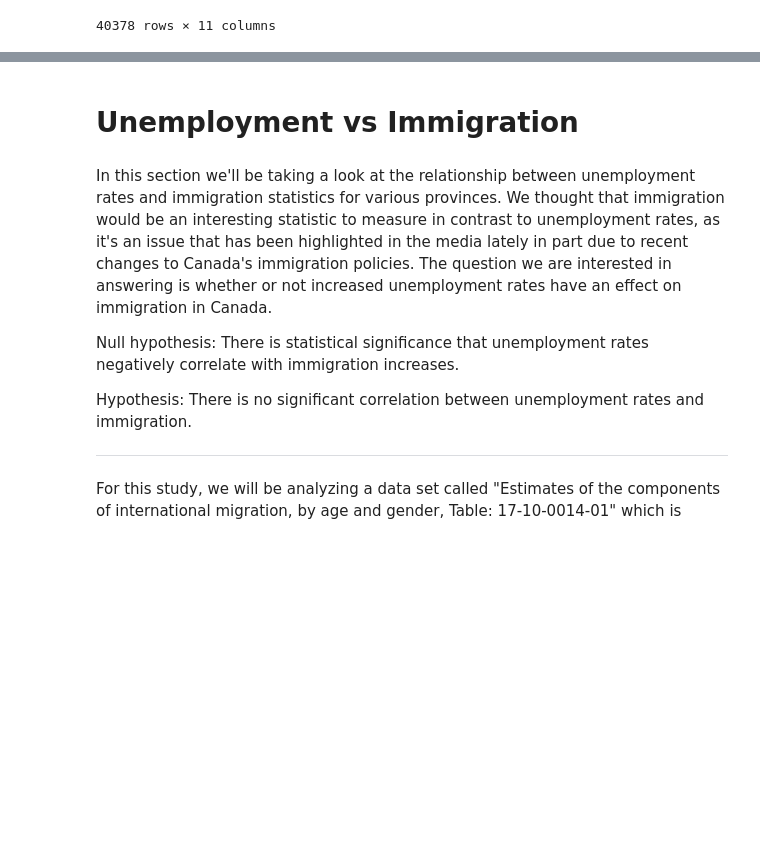
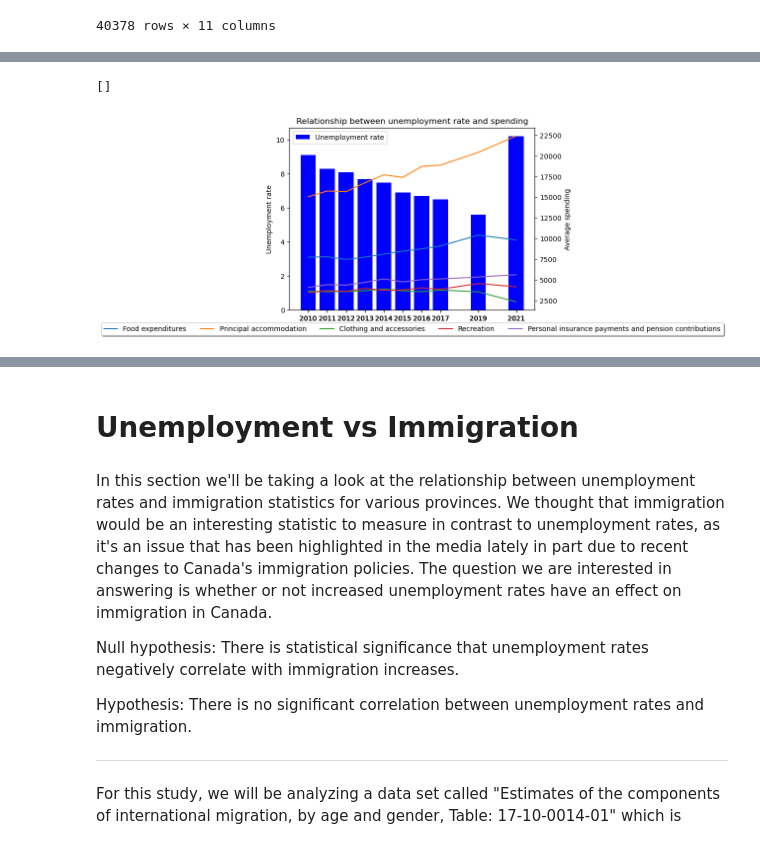
Before and after one commit to Cadeem-M/Project-1-Unemployment, a Jupyter notebook: analysis.ipynb, the cells around one changed output, grey strips where cells are left out. Drawn from its saved outputs; the diff is of its cells as text; code cells hidden in the pictures; blank space fills up the shorter version.

```diff
--- a/analysis.ipynb
+++ b/analysis.ipynb
@@ -176,6 +198,7 @@ provincial_unemploy_avg_df['Year'] = provincial_unemploy_avg_df['Year'].astype(i
 filt_spending_df['Year'] = filt_spending_df['Year'].astype(int)
 
 Spending_Unemployment = pd.merge(filt_spending_df, provincial_unemploy_avg_df, how="left", on=["Year", "GEO"])
+Spending_Unemployment = Spending_Unemployment[(Spending_Unemployment["Year"] != 2018) & (Spending_Unemployment["Year"] != 2020) ]
 Spending_Unemployment = Spending_Unemployment.drop("index",axis=1)
 Spending_Unemployment
 # %% [output]
@@ -238,0 +235,9 @@ ax.plot()
+# %%
+#other spending catagories
+keyspending_df = Spending_Unemployment[(Spending_Unemployment["Categories"] == "Personal insurance payments and pension contributions") | (Spending_Unemployment["Categories"] =="Food expenditures")| (Spending_Unemployment["Categories"] =="Principal accommodation")| (Spending_Unemployment["Categories"] =="Clothing and accessories")| (Spending_Unemployment["Categories"] =="Recreation")]
+keyspending_df.dropna(inplace=True)
+keyspending_df
+
+keyspending_on_df = keyspending_df[keyspending_df["GEO"]== "Ontario"]
+
+keyspending_on_df.head()
@@ -238,0 +263,31 @@ ax.plot()
+# %%
+year = keyspending_on_df["Year"]
+avg_unemployment = keyspending_on_df["Unemployment rate"]
+avg_spending = keyspending_on_df["Average Spending"]
+categories = keyspending_on_df["Categories"]
+
+fig, ax = plt.subplots()
+ax.bar(year, avg_unemployment, color='blue', label="Unemployment rate")
+
+ax2= ax.twinx()
+
+for category in categories.unique():
+    avg_spending_cat = keyspending_on_df[keyspending_on_df["Categories"] == category]["Average Spending"]
+    year_cat = keyspending_on_df[keyspending_on_df["Categories"] == category]["Year"]
+    ax2.plot(year_cat, avg_spending_cat, label=category)
+
+# Label plot
+ax.set_ylabel('Unemployment rate')
+ax2.set_ylabel('Average spending')
+ax.set_xlabel('Year')
+plt.title('Relationship between unemployment rate and spending')
+ax.set_xticks(year)
+ax.set_xticklabels(year)
+ax.legend()
+ax2.legend(loc='upper center', bbox_to_anchor=(0.5, -0.05),
+          fancybox=True, shadow=True, ncol=5)
+
+ax.plot()
+# %% [output]
+[]
+[figure, added]
```
Also changed, not shown: parts of 41 cells of this notebook, 1 other file.
